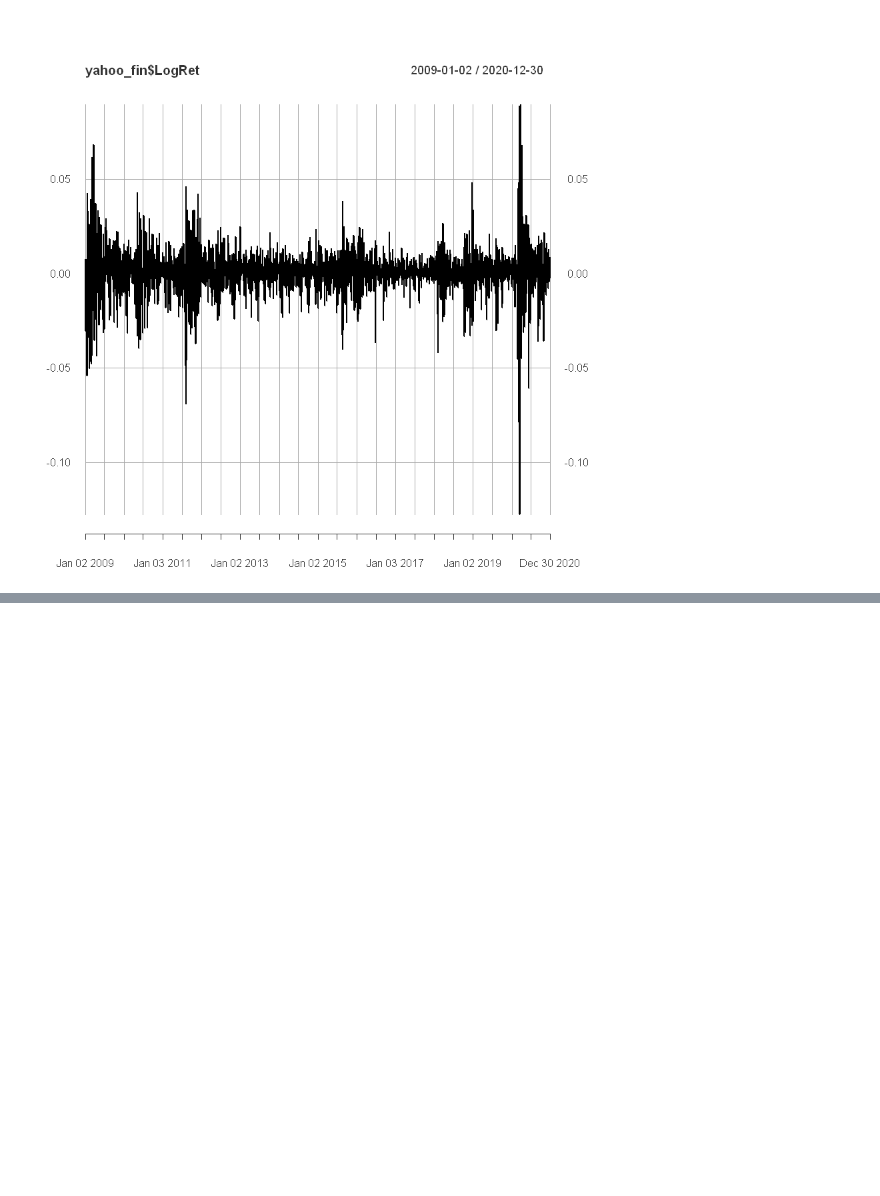
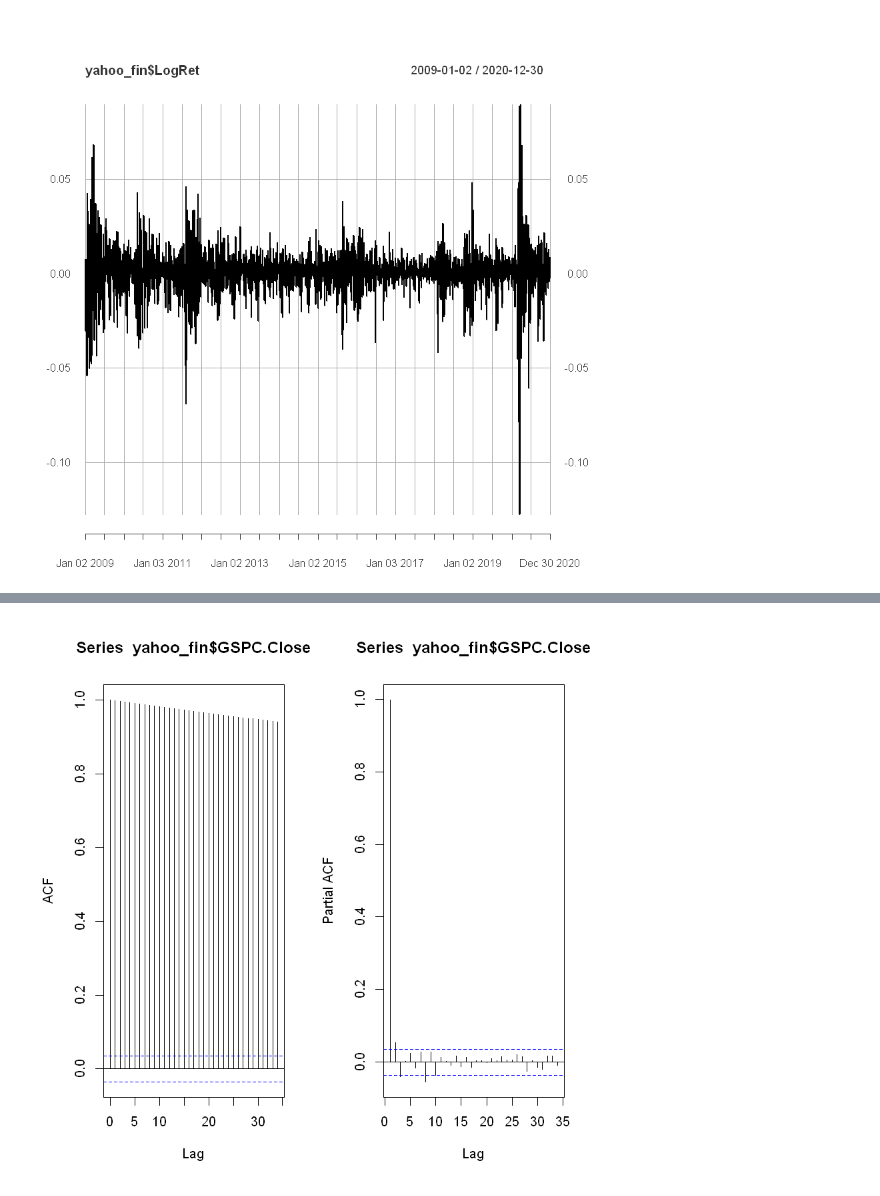
Before and after one commit to syedirfanx/time-series-analysis, a Jupyter notebook: time-series-analysis-using-R.ipynb, the cells around one changed output, grey strips where cells are left out. Cells and saved outputs as stored; diff of their text form; code cells hidden in the pictures; blank space fills up the shorter version.

```diff
--- a/time-series-analysis-using-R.ipynb
+++ b/time-series-analysis-using-R.ipynb
@@ -40,0 +45,11 @@ acf(yahoo_fin_ts)
+# %%
+## Plot ACF and PACF
+
+par(mfrow = c(1, 2))
+acf(yahoo_fin$GSPC.Close)
+pacf(yahoo_fin$GSPC.Close)
+par(mfrow = c(1, 1))
+
+#dev.off()
+# %% [output]
+[figure, added]
```
Also changed, not shown: parts of 5 cells of this notebook.
